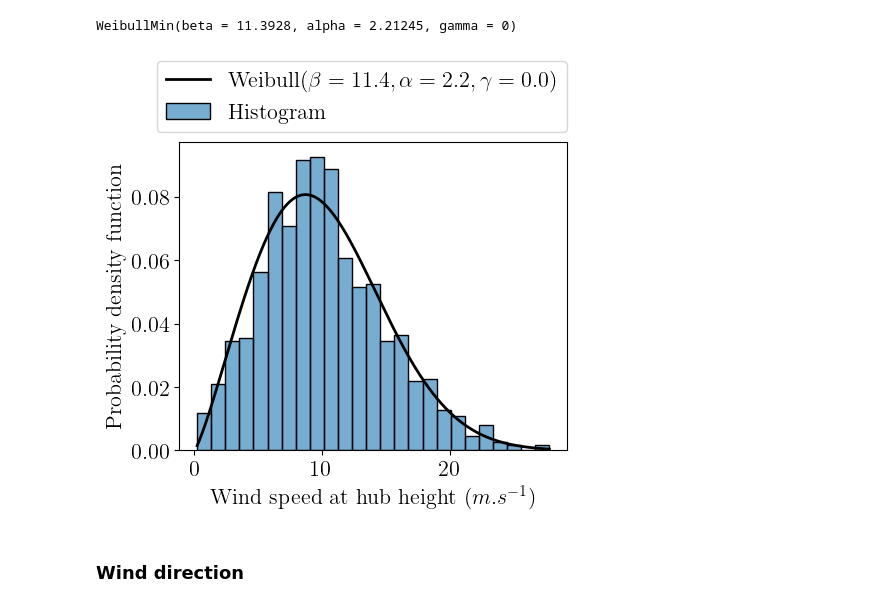
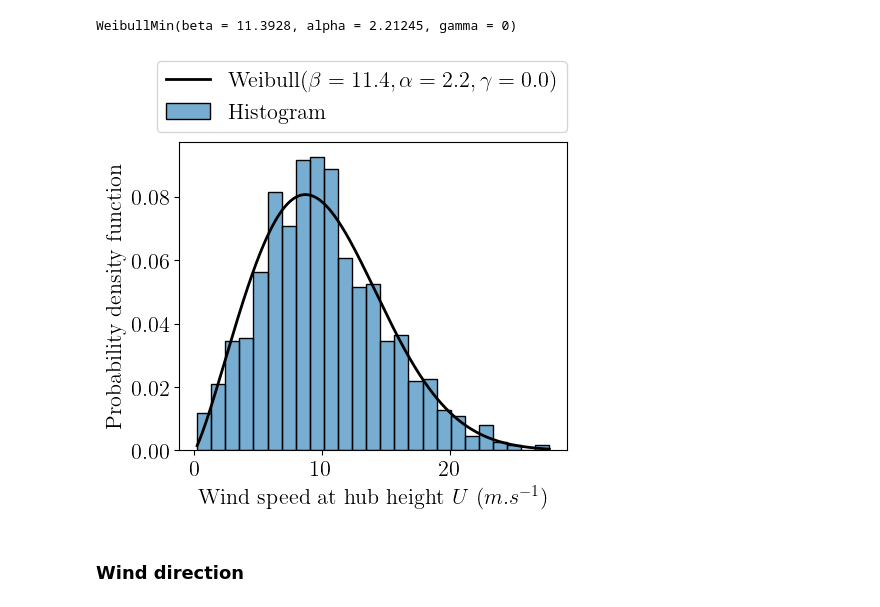
Before and after one commit to efekhari27/thesis, a Jupyter notebook: numerical_experiments/chapter3/south_brittany_inference.ipynb, the cells around one changed output. Cells and saved outputs as stored; diff of their text form; code cells hidden in the pictures.

```diff
--- a/numerical_experiments/chapter3/south_brittany_inference.ipynb
+++ b/numerical_experiments/chapter3/south_brittany_inference.ipynb
@@ -93,18 +93,18 @@ WeibullMin(beta = 11.3928, alpha = 2.21245, gamma = 0)
 # %%
 serie = data["U_hub (m/s)"].values
 xplot = np.linspace(serie.min(), serie.max(), 500).reshape(-1, 1)
 pdf = fitted_ws.computePDF(xplot)
 params = fitted_ws.getParameter()
 #
 plt.figure(figsize=(5, 4))
 plt.plot(xplot, pdf, color='k', linewidth=2., label=f'Weibull($\\beta={params[0]:.1f}, \\alpha={params[1]:.1f}, \\gamma={params[2]:.1f}$)')
 sns.histplot(data=data, x="U_hub (m/s)", bins=25, stat="density", alpha=0.6, label='Histogram')
-plt.xlabel('Wind speed at hub height ($m.s^{-1}$)')
+plt.xlabel('Wind speed at hub height $U$ ($m.s^{-1}$)')
 plt.ylabel('Probability density function')
 plt.legend(bbox_to_anchor=(0.47, 1.3), loc='upper center', ncol=1, columnspacing=1.2)
 plt.savefig("figures/free_wsp_distribution_SB.png", bbox_inches='tight', dpi=300, transparent=True);
 # %% [output]
-[figure, old version]
+[figure, new version]
 # %% [markdown]
 ### Wind direction
 # %%
```
Also changed, not shown: parts of 4 cells of this notebook, 14 other files.
